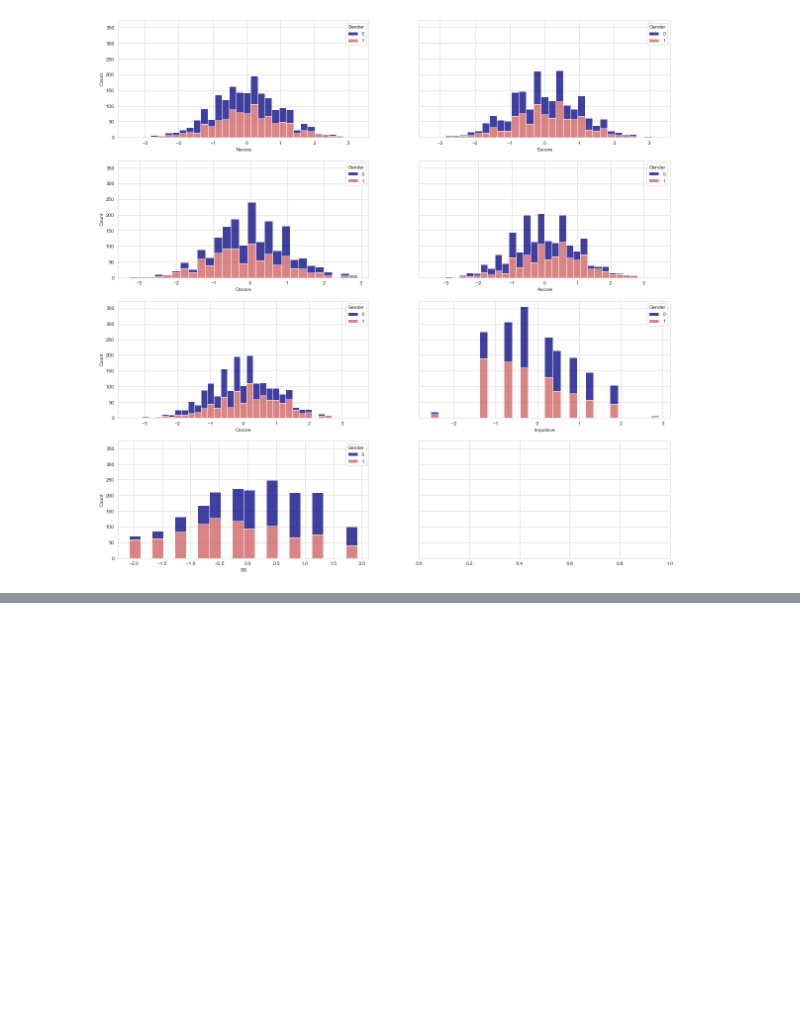
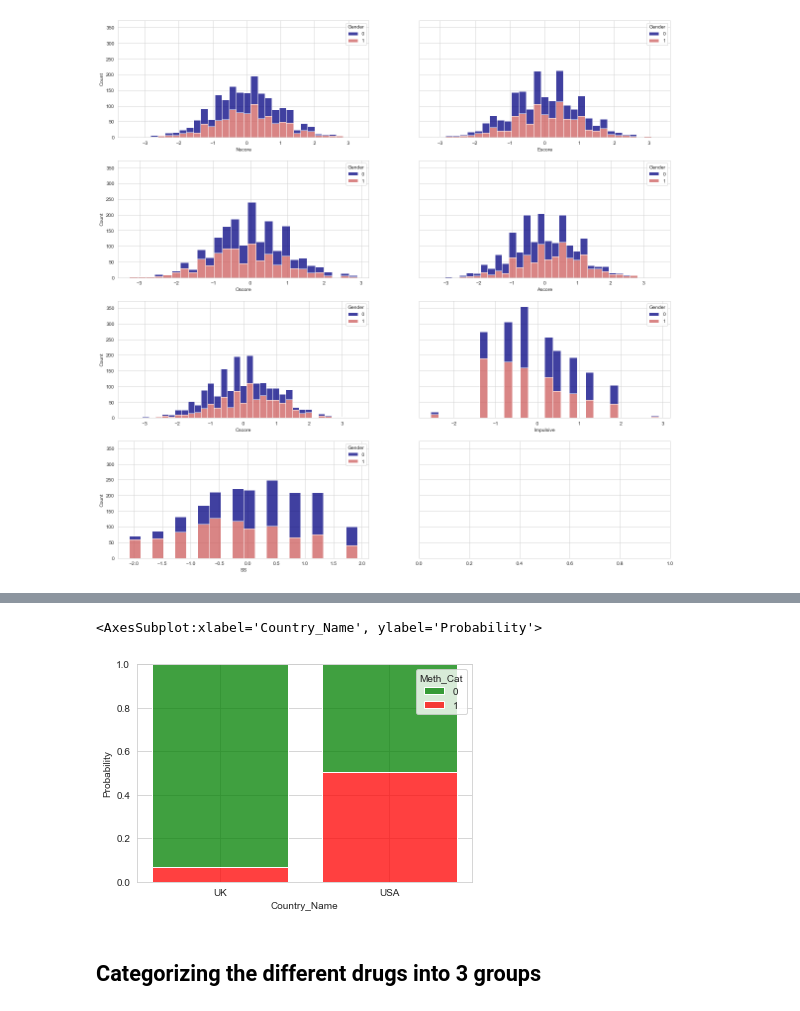
Before and after one commit to SebastianRoetten/Personality_vs_drug_use, a Jupyter notebook: EDA_Laura.ipynb, the cells around one changed output, grey strips where cells are left out. Saved outputs shown, nothing was run; the diff lists cells and outputs as text; code cells hidden in the pictures; blank space fills up the shorter version.

```diff
--- a/EDA_Laura.ipynb
+++ b/EDA_Laura.ipynb
@@ -163,0 +204,4 @@ sns.histplot(data=df1, x="SS", hue='Gender', multiple="stack", ax=axes[3][0])
+# %%
+df1_uk_usa = df1[(df1['Country_Name'].isin(['UK','USA']))]
+df1_uk = df1[(df1['Country_Name'] == "UK")]
+df1_usa = df1[(df1['Country_Name'] == "USA")]
@@ -163,0 +254,9 @@ sns.histplot(data=df1, x="SS", hue='Gender', multiple="stack", ax=axes[3][0])
+# %%
+sns.set_palette(custom_palette_druguse)
+
+sns.histplot(df1_uk_usa, x="Country_Name", hue ="Meth_Cat", stat="probability", multiple="fill", shrink=.8)
+# %% [output]
+<AxesSubplot:xlabel='Country_Name', ylabel='Probability'>
+[figure, added]
+# %% [markdown]
+## Categorizing the different drugs into 3 groups
```
Also changed, not shown: parts of 20 cells of this notebook.
